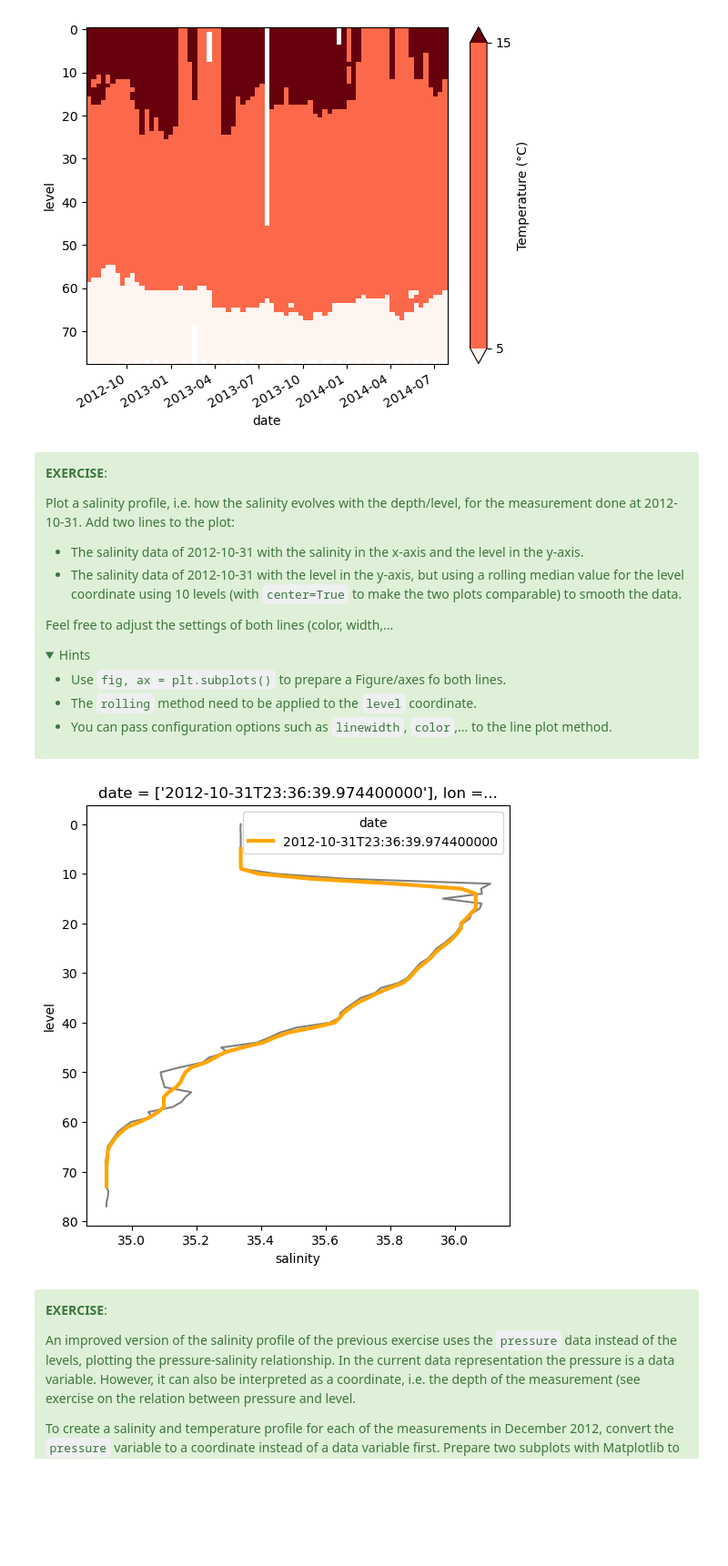
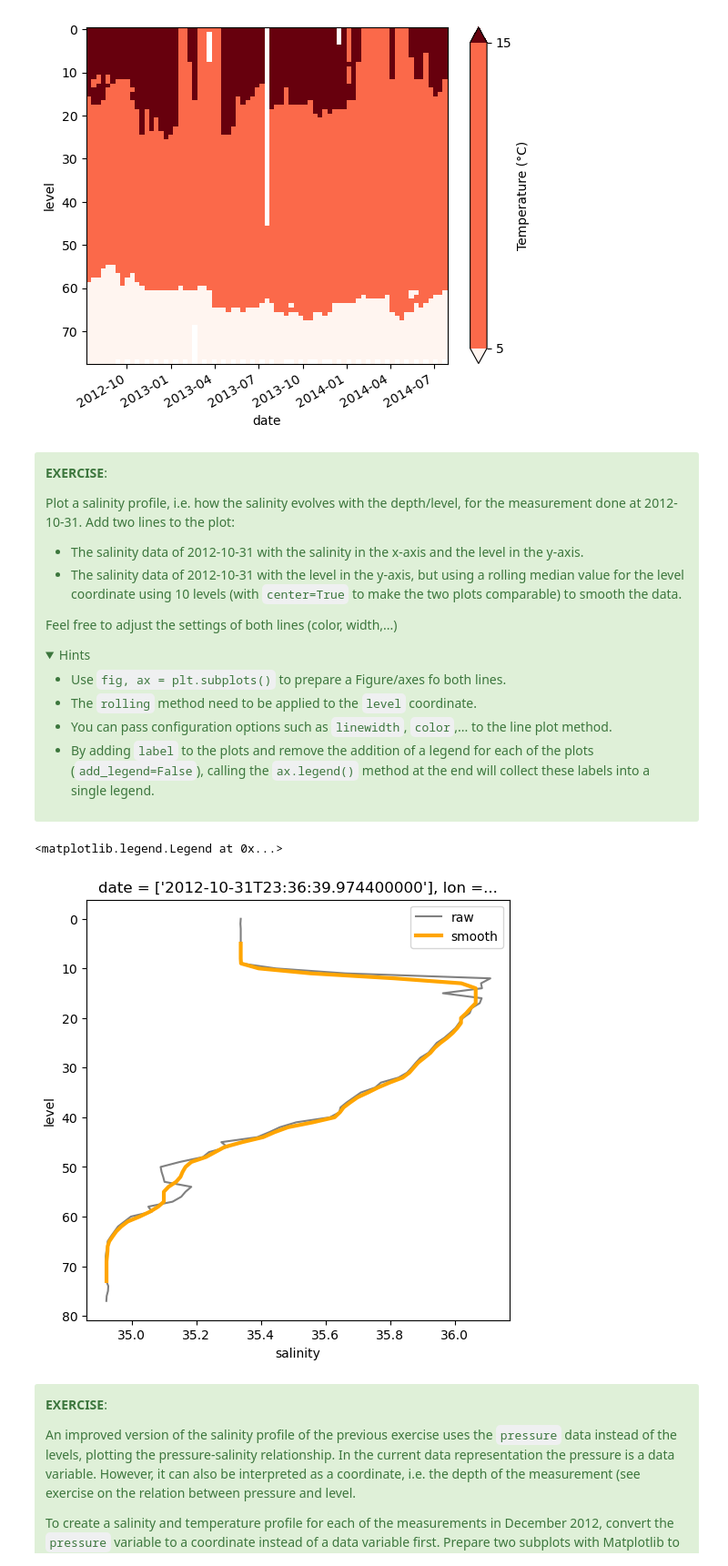
Before and after one commit to jorisvandenbossche/course-python-geospatial, a Jupyter notebook: notebooks/case-argo-sea-floats.ipynb, the cells around one changed output. Shown at 91% size. Cells and saved outputs as stored; diff of their text form; code cells hidden in the pictures; folded sections open; blank space fills up the shorter version.

Commit message:
Adjust solution with legend on ax level

```diff
--- a/notebooks/case-argo-sea-floats.ipynb
+++ b/notebooks/case-argo-sea-floats.ipynb
@@ -265,13 +265,14 @@ Plot a salinity profile, i.e. how the salinity evolves with the depth/level, for
 - The salinity data of 2012-10-31 with the salinity in the x-axis and the level in the y-axis.
 - The salinity data of 2012-10-31 with the level in the y-axis, but using a rolling median value for the level coordinate using 10 levels (with `center=True` to make the two plots comparable) to smooth the data.
 
-Feel free to adjust the settings of both lines (color, width,...
+Feel free to adjust the settings of both lines (color, width,...)
 
 <details><summary>Hints</summary>
 
 * Use `fig, ax = plt.subplots()` to prepare a Figure/axes fo both lines.
 * The `rolling` method need to be applied to the `level` coordinate.
 * You can pass configuration options such as `linewidth`, `color`,... to the line plot method.
+* By adding `label` to the plots and remove the addition of a legend for each of the plots (`add_legend=False`), calling the `ax.legend()` method at the end will collect these labels into a single legend.
 
 </details>
 
@@ -279,11 +280,13 @@ Feel free to adjust the settings of both lines (color, width,...
 # %%
 salinity_20121031 = argo["salinity"].sel(date='2012-10-31')
 
 fig, ax = plt.subplots(figsize=(6, 6))
-salinity_20121031.plot.line(y="level", yincrease=False, color="grey");
-salinity_20121031.rolling(level=10, center=True).median().plot.line(y="level", yincrease=False, linewidth=3, color="orange");
+salinity_20121031.plot.line(y="level", yincrease=False, color="grey", add_legend=False, label="raw");
+salinity_20121031.rolling(level=10, center=True).median().plot.line(y="level", yincrease=False, linewidth=3, color="orange", add_legend=False, label="smooth");
+ax.legend()
 # %% [output]
+<matplotlib.legend.Legend at 0x...>
-[figure, old version]
+[figure, new version]
 # %% [markdown]
 <div class="alert alert-success">
 
```
Also changed, not shown: 1 other file.
